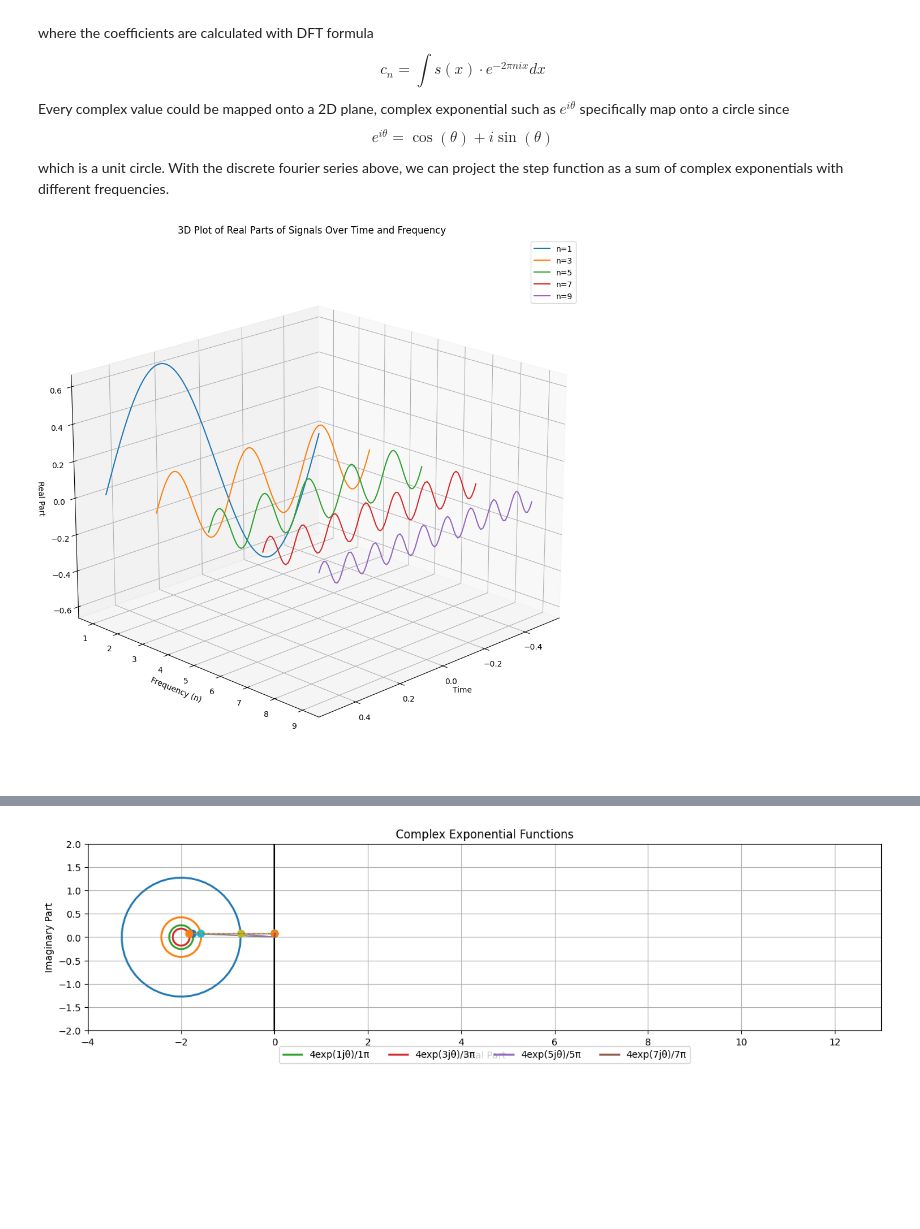
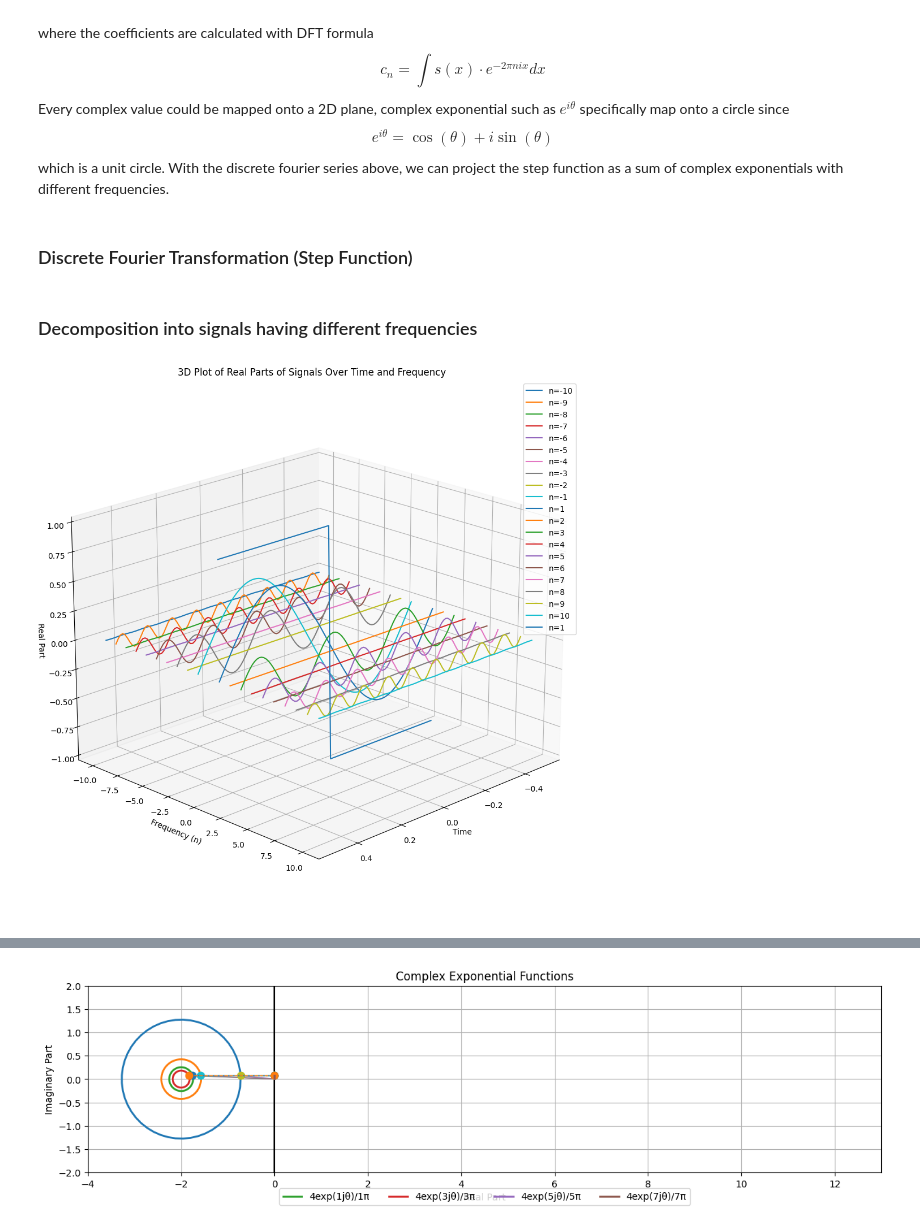
Before and after one commit to fangyuan-ksgk/waveletGPT, a Jupyter notebook: test.ipynb, the cells around one changed output, grey strips where cells are left out. Cells and saved outputs as stored; diff of their text form; code cells hidden in the pictures; blank space fills up the shorter version.

```diff
--- a/test.ipynb
+++ b/test.ipynb
@@ -46,72 +46,66 @@ $$
 e^{i \theta} = \cos(\theta) + i \sin(\theta)
 $$
 which is a unit circle. With the discrete fourier series above, we can project the step function as a sum of complex exponentials with different frequencies.
+# %% [markdown]
+### Discrete Fourier Transformation (Step Function)
 # %%
-# This is current best without questions
-
 import numpy as np
 import matplotlib.pyplot as plt
 
-# Define parameters
-periods = 1
-num_steps = 100 * periods
+num_steps = 100
 
-# Define the time array
-t = np.linspace(-0.5, 0.5, num_steps, endpoint=False)
+# Temporal Array
+t = np.linspace(-0.5, 0.5, num_steps)
 
-# Define the step function
+# Step Function
 step_function = np.where(t < 0, -1, 1)
 
 # Calculate DFT components
-ns = np.arange(1, 11, 2)  # Considering first 10 harmonics
-signals = np.zeros((len(ns), num_steps), dtype=complex)
+ns = np.arange(-10, 11)
 
-for i, n in enumerate(ns):
-    # Calculate the nth Fourier coefficient | np.trapz for numerical integration
-    c_n = np.trapz(step_function * np.exp(-2j * np.pi * n * t), t)
+# Numerical Integration to approximate coefficients | Handling broadcast
+cn = np.trapz(step_function[np.newaxis, :] * np.exp(-2j * np.pi * ns[:, np.newaxis] * t[np.newaxis, :]), t)
 
-    # Calculate the nth component of the Fourier series
-    signals[i] = c_n * np.exp(2j * np.pi * n * t)
-
-# Calculate the reconstructed signal (sum of all components)
-reconstructed = np.sum(signals, axis=0)
+# Calculate Fourier Series
+signals = cn[:, np.newaxis] * np.exp(2j * np.pi * ns[:, np.newaxis] * t[np.newaxis, :])
+fourier_series = np.sum(signals, axis=0)
-# %%
-num_steps = 100
-
-# Temporal Array
-t = np.linspace(-0.5, 0.5, num_steps)
-
-# Step Function
-step_function = np.where(t < 0, -1)  # no 0 in t, skip the dicontinuity point handling at t=0
+# %% [markdown]
+### Decomposition into signals having different frequencies
 # %%
 import numpy as np
 import matplotlib.pyplot as plt
 from mpl_toolkits.mplot3d import Axes3D
 
 fig = plt.figure(figsize=(12, 10))
 ax = fig.add_subplot(111, projection='3d')
 
 for i, signal in enumerate(signals):
     real_parts = np.real(signal)
     freq = ns[i]
+    if freq == 0:
+        continue
 
     # Create an array of the same frequency value for the y-axis
     freq_array = np.full_like(t, freq)
 
     ax.plot(t, freq_array, real_parts, label=f'n={freq}')
+
+freq = 1
+freq_array = np.full_like(t, freq)
+ax.plot(t, freq_array, step_function, label=f'n={freq}')
 
 ax.set_xlabel('Time')
 ax.set_ylabel('Frequency (n)')
 ax.set_zlabel('Real Part')
 ax.set_title('3D Plot of Real Parts of Signals Over Time and Frequency')
 
 # Add a legend
 ax.legend()
 
 # Adjust the viewing angle for better visibility
 ax.view_init(elev=20, azim=45)
 
 plt.tight_layout()
 plt.show()
 # %% [output]
-[figure, old version]
+[figure, new version]
```
Also changed, not shown: parts of 9 cells of this notebook, 1 other file.
